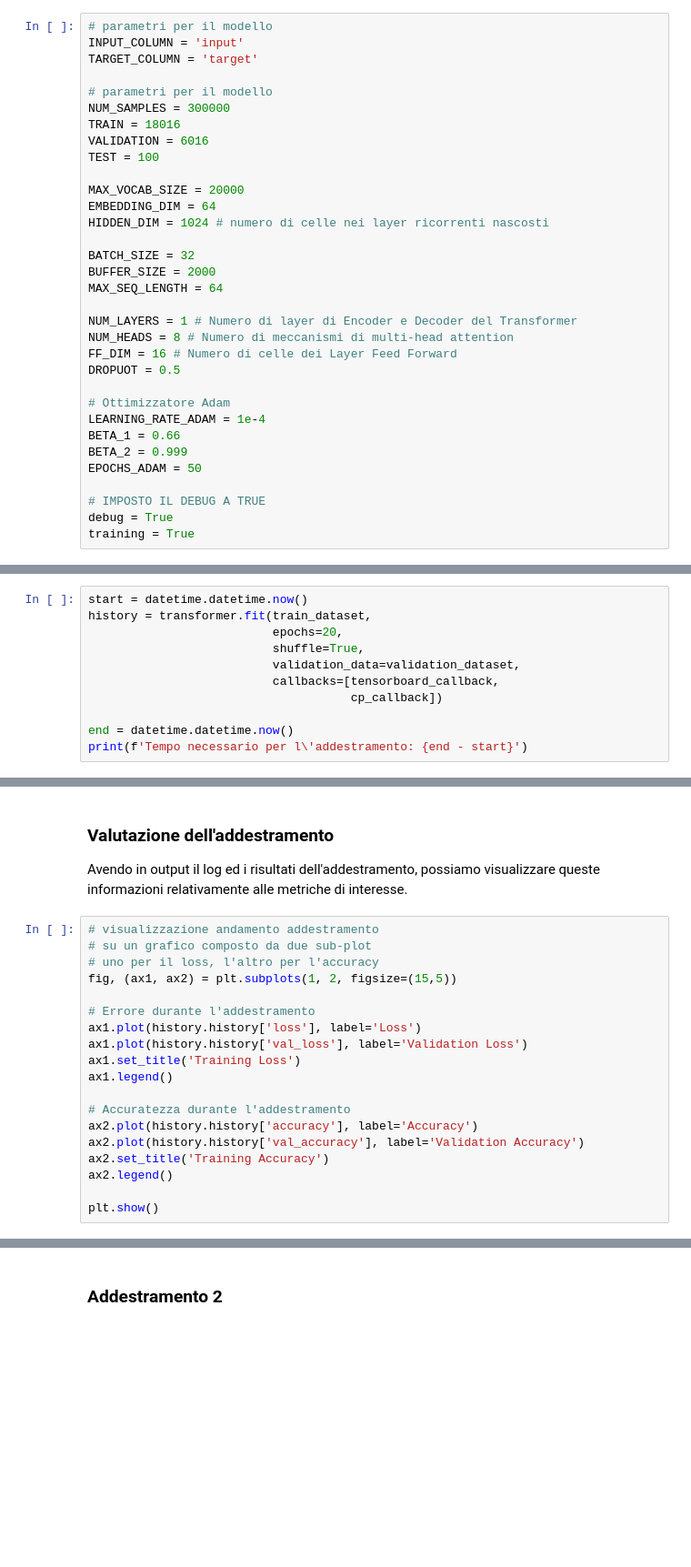
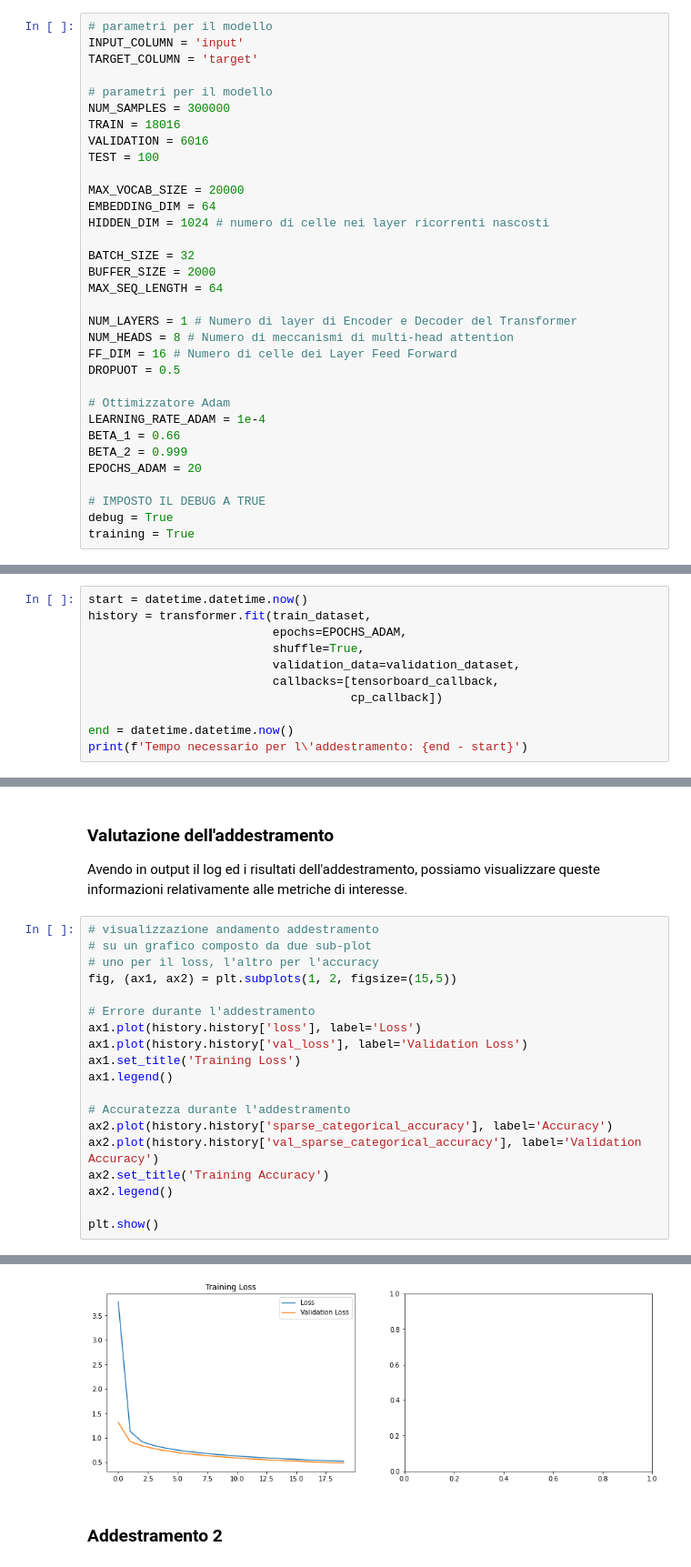
Before and after one commit to Bad983/Dantenizzatore, a Jupyter notebook: Transformer_Bert.ipynb, the cells around one changed output, grey strips where cells are left out. Shown: that part at 91% size. Cells and saved outputs as stored; diff of their text form; blank space fills up the shorter version.

```diff
--- a/Transformer_Bert.ipynb
+++ b/Transformer_Bert.ipynb
@@ -111,7 +111,7 @@ DROPUOT = 0.5
 LEARNING_RATE_ADAM = 1e-4
 BETA_1 = 0.66
 BETA_2 = 0.999
-EPOCHS_ADAM = 50
+EPOCHS_ADAM = 20
 
 # IMPOSTO IL DEBUG A TRUE
 debug = True
@@ -881,7 +887,7 @@ tensorboard_callback = tf.keras.callbacks.TensorBoard(log_dir=log_dir)
 # %%
 start = datetime.datetime.now()
 history = transformer.fit(train_dataset,
-                          epochs=20,
+                          epochs=EPOCHS_ADAM,
                           shuffle=True,
                           validation_data=validation_dataset,
                           callbacks=[tensorboard_callback,
@@ -924,9 +930,10 @@ ax1.set_title('Training Loss')
 ax1.legend()
 
 # Accuratezza durante l'addestramento
-ax2.plot(history.history['accuracy'], label='Accuracy')
-ax2.plot(history.history['val_accuracy'], label='Validation Accuracy')
+ax2.plot(history.history['sparse_categorical_accuracy'], label='Accuracy')
+ax2.plot(history.history['val_sparse_categorical_accuracy'], label='Validation Accuracy')
 ax2.set_title('Training Accuracy')
 ax2.legend()
 
 plt.show()
+# %% [output]
@@ -933,3 +941,4 @@ plt.show()
+[figure, added]
 # %% [markdown]
 ### Addestramento 2
 # %%
```
Also changed, not shown: parts of 18 cells of this notebook, 2 other files.
